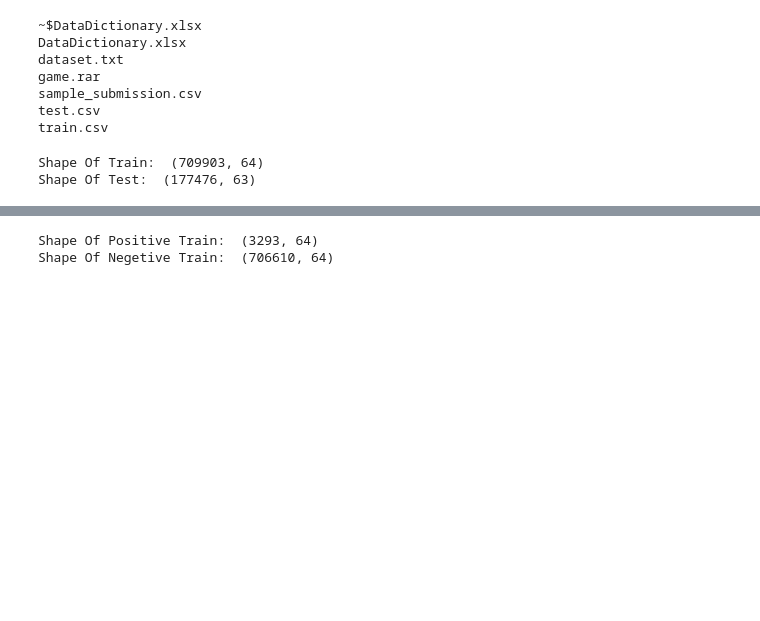
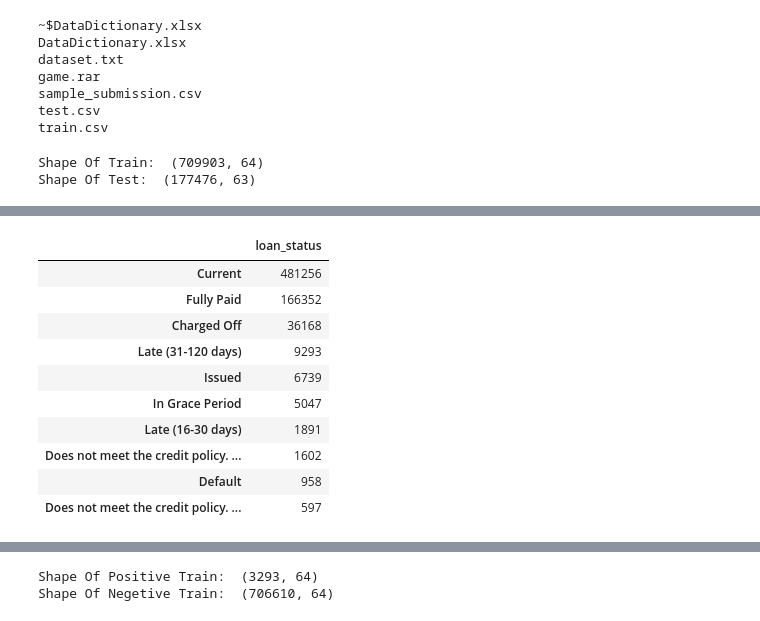
Before and after one commit to fuhailin/PINGAN-2018-Challenge, a Jupyter notebook: solution/EDA.ipynb, the cells around one changed output, grey strips where cells are left out. Saved outputs shown, nothing was run; the diff lists cells and outputs as text; code cells hidden in the pictures; blank space fills up the shorter version.

```diff
--- a/solution/EDA.ipynb
+++ b/solution/EDA.ipynb
@@ -33,3 +47,17 @@ Shape Of Test:  (177476, 63)
+# %%
+pd.value_counts(train_df.loan_status).to_frame()
+# %% [output]
+|  | loan_status |
+| Current | 481256 |
+| Fully Paid | 166352 |
+| Charged Off | 36168 |
+| Late (31-120 days) | 9293 |
+| Issued | 6739 |
+| In Grace Period | 5047 |
+| Late (16-30 days) | 1891 |
+| Does not meet the credit policy. ... | 1602 |
+| Default | 958 |
+| Does not meet the credit policy. ... | 597 |
 # %%
 train_df.head(6).transpose()
 # %% [output]
```
Also changed, not shown: parts of 2 cells of this notebook, 15 other files.
